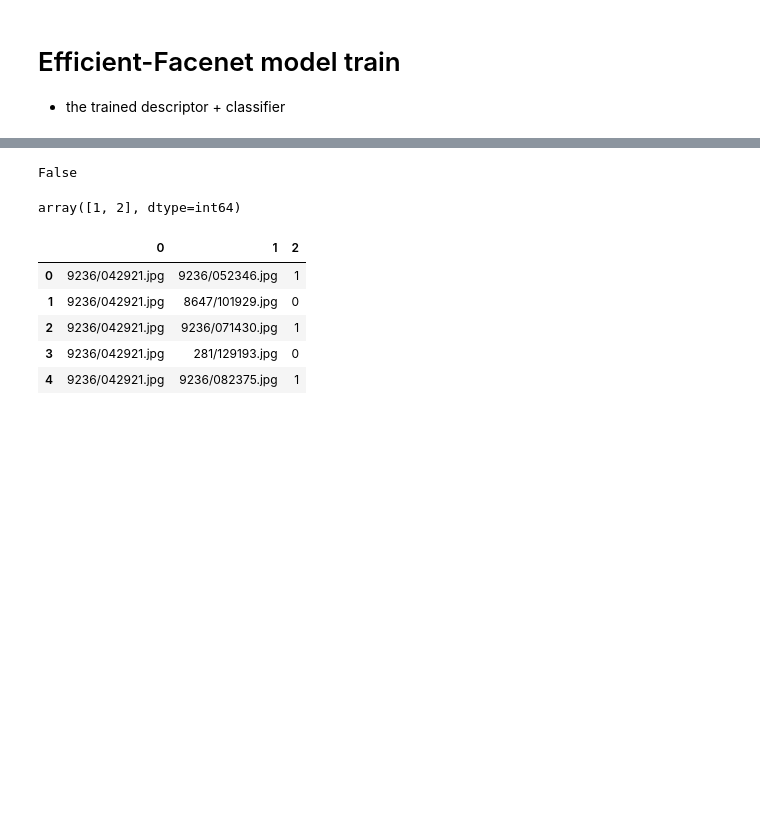
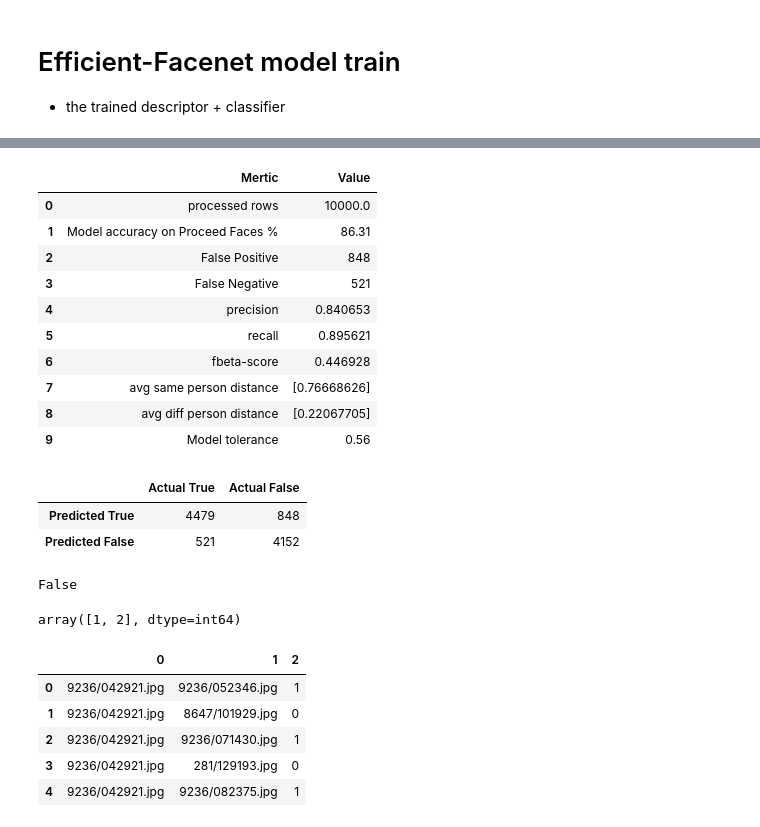
Before and after one commit to ahmedbadr97/conv-facenet, a Jupyter notebook: notebooks/efficent-facenet-train.ipynb, the cells around one changed output, grey strips where cells are left out. Drawn from its saved outputs; the diff is of its cells as text; code cells hidden in the pictures; blank space fills up the shorter version.

```diff
--- a/notebooks/efficent-facenet-train.ipynb
+++ b/notebooks/efficent-facenet-train.ipynb
@@ -262,3 +325,23 @@ error_table
+# %%
+error_table
+# %% [output]
+|  | Mertic | Value |
+| 0 | processed rows | 10000.0 |
+| 1 | Model accuracy on Proceed Faces % | 86.31 |
+| 2 | False Positive | 848 |
+| 3 | False Negative | 521 |
+| 4 | precision | 0.840653 |
+| 5 | recall | 0.895621 |
+| 6 | fbeta-score | 0.446928 |
+| 7 | avg same person distance | [0.76668626] |
+| 8 | avg diff person distance | [0.22067705] |
+| 9 | Model tolerance | 0.56 |
+# %%
+confusion_table
+# %% [output]
+|  | Actual True | Actual False |
+| Predicted True | 4479 | 848 |
+| Predicted False | 521 | 4152 |
 # %%
 import torch
 x=torch.tensor([1,2])
```
Also changed, not shown: parts of 60 cells of this notebook, 7 other files.
